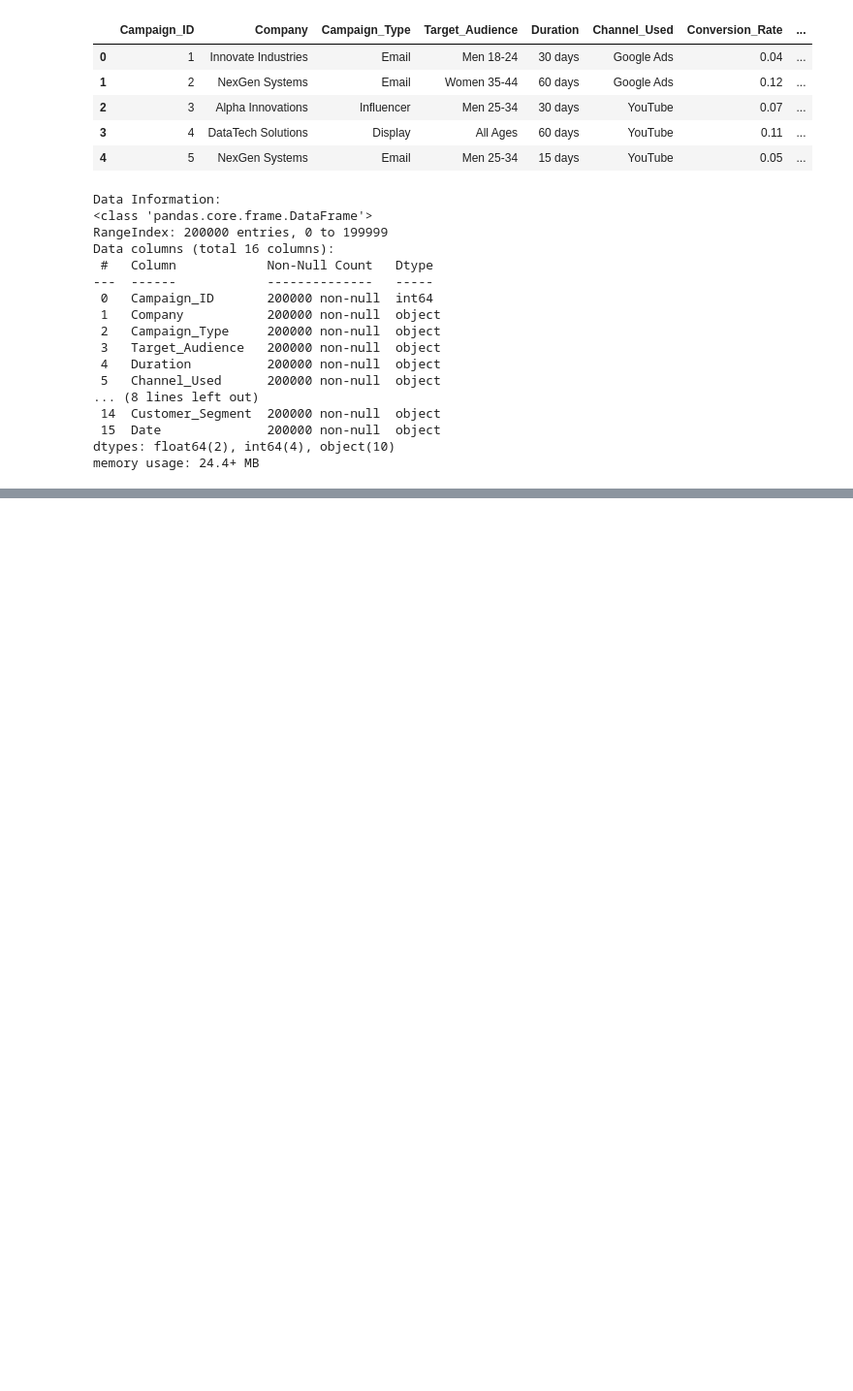
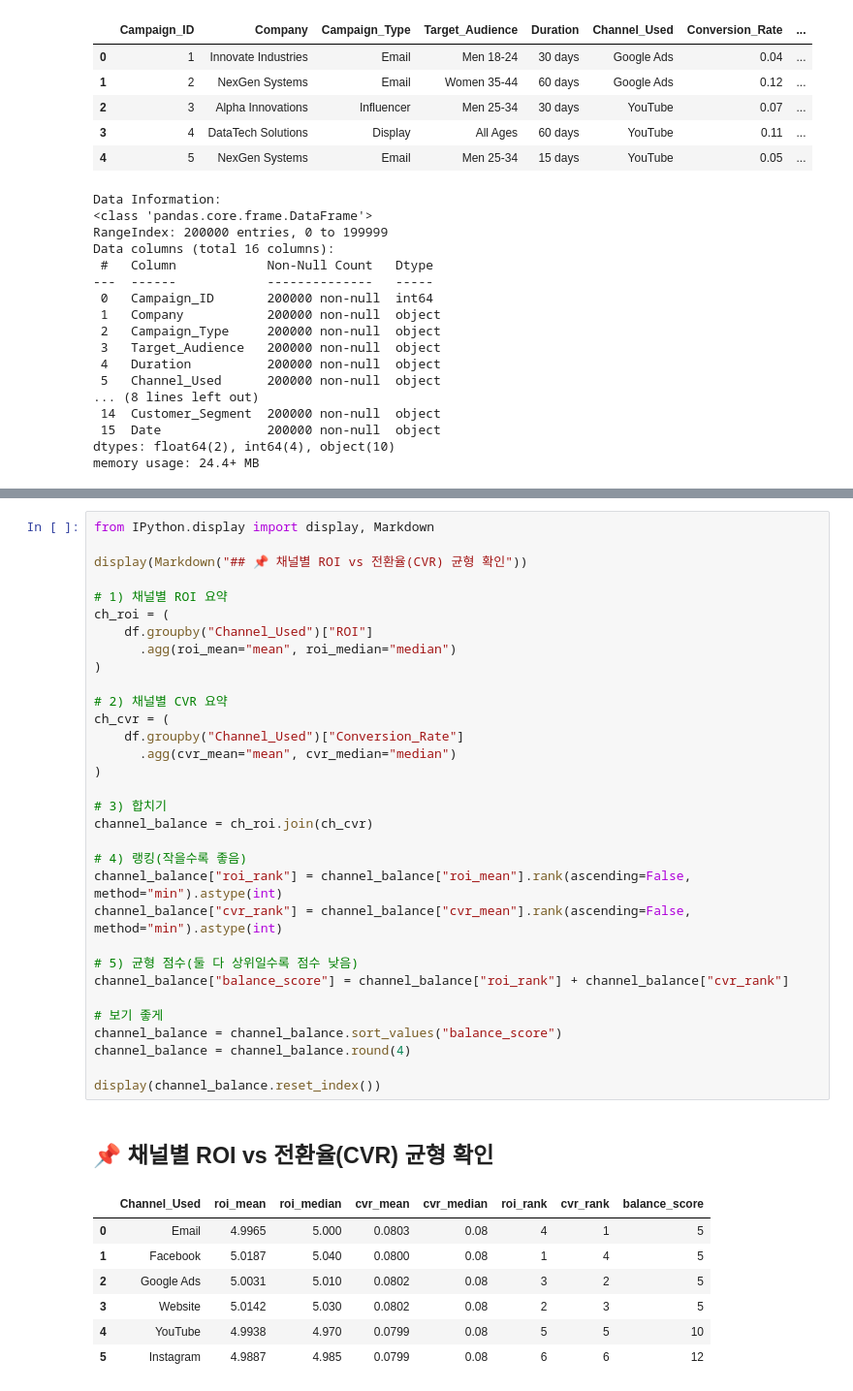
Before and after one commit to jsoook-dt/python-colab-analysis-study, a Jupyter notebook: project01_sook_analysis.ipynb, the cells around one changed output, grey strips where cells are left out. Shown at 97% size. Drawn from its saved outputs; the diff is of its cells as text; blank space fills up the shorter version.

```diff
--- a/project01_sook_analysis.ipynb
+++ b/project01_sook_analysis.ipynb
@@ -181,0 +252,41 @@ df["Date"] = pd.to_datetime(df["Date"], errors="coerce")
+# %%
+from IPython.display import display, Markdown
+
+display(Markdown("## 📌 채널별 ROI vs 전환율(CVR) 균형 확인"))
+
+# 1) 채널별 ROI 요약
+ch_roi = (
+    df.groupby("Channel_Used")["ROI"]
+      .agg(roi_mean="mean", roi_median="median")
+)
+
+# 2) 채널별 CVR 요약
+ch_cvr = (
+    df.groupby("Channel_Used")["Conversion_Rate"]
+      .agg(cvr_mean="mean", cvr_median="median")
+)
+
+# 3) 합치기
+channel_balance = ch_roi.join(ch_cvr)
+
+# 4) 랭킹(작을수록 좋음)
+channel_balance["roi_rank"] = channel_balance["roi_mean"].rank(ascending=False, method="min").astype(int)
+channel_balance["cvr_rank"] = channel_balance["cvr_mean"].rank(ascending=False, method="min").astype(int)
+
+# 5) 균형 점수(둘 다 상위일수록 점수 낮음)
+channel_balance["balance_score"] = channel_balance["roi_rank"] + channel_balance["cvr_rank"]
+
+# 보기 좋게
+channel_balance = channel_balance.sort_values("balance_score")
+channel_balance = channel_balance.round(4)
+
+display(channel_balance.reset_index())
+# %% [output]
+## 📌 채널별 ROI vs 전환율(CVR) 균형 확인
+|  | Channel_Used | roi_mean | roi_median | cvr_mean | cvr_median | roi_rank | cvr_rank | balance_score |
+| 0 | Email | 4.9965 | 5.000 | 0.0803 | 0.08 | 4 | 1 | 5 |
+| 1 | Facebook | 5.0187 | 5.040 | 0.0800 | 0.08 | 1 | 4 | 5 |
+| 2 | Google Ads | 5.0031 | 5.010 | 0.0802 | 0.08 | 3 | 2 | 5 |
+| 3 | Website | 5.0142 | 5.030 | 0.0802 | 0.08 | 2 | 3 | 5 |
+| 4 | YouTube | 4.9938 | 4.970 | 0.0799 | 0.08 | 5 | 5 | 10 |
+| 5 | Instagram | 4.9887 | 4.985 | 0.0799 | 0.08 | 6 | 6 | 12 |
```
Also changed, not shown: parts of 18 cells of this notebook.
